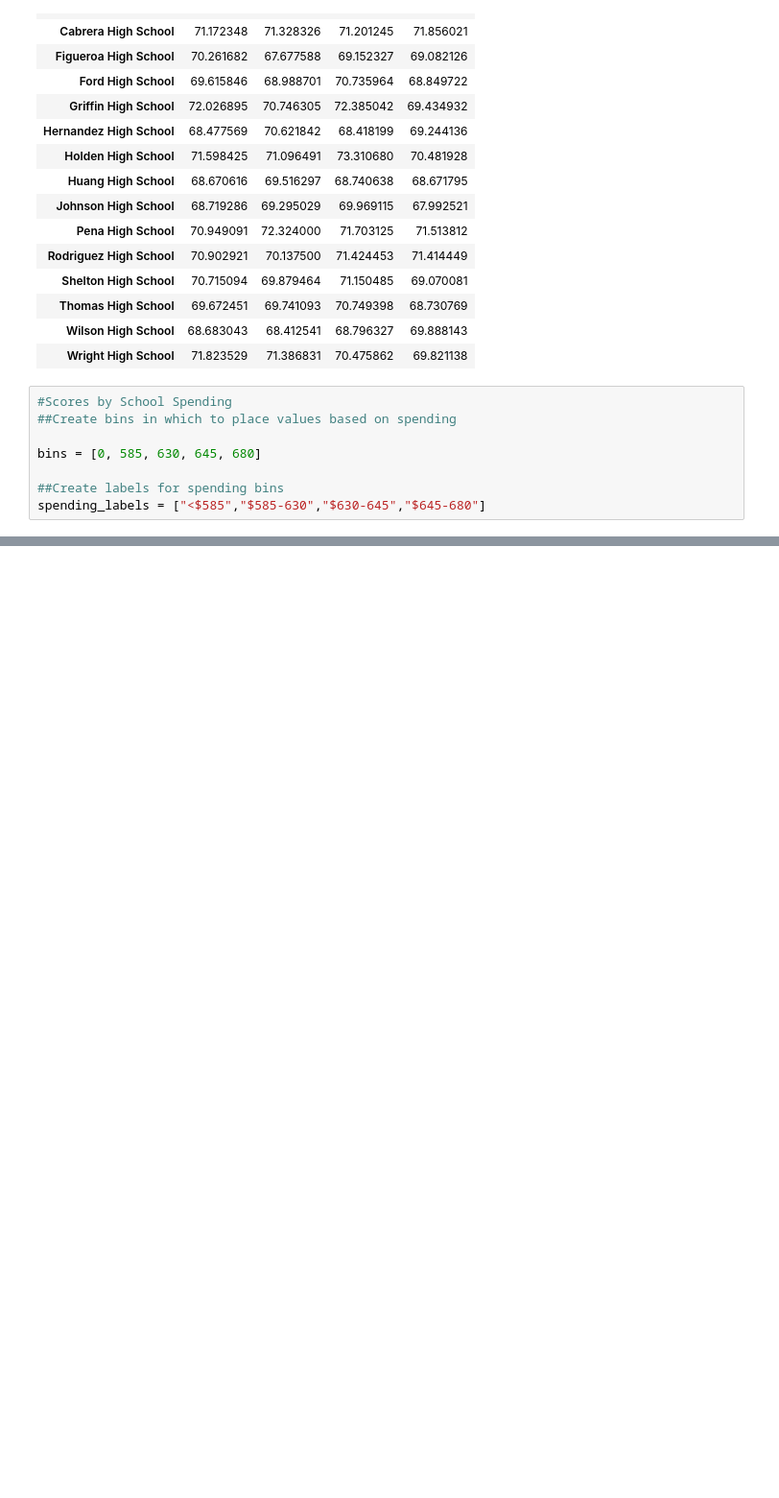
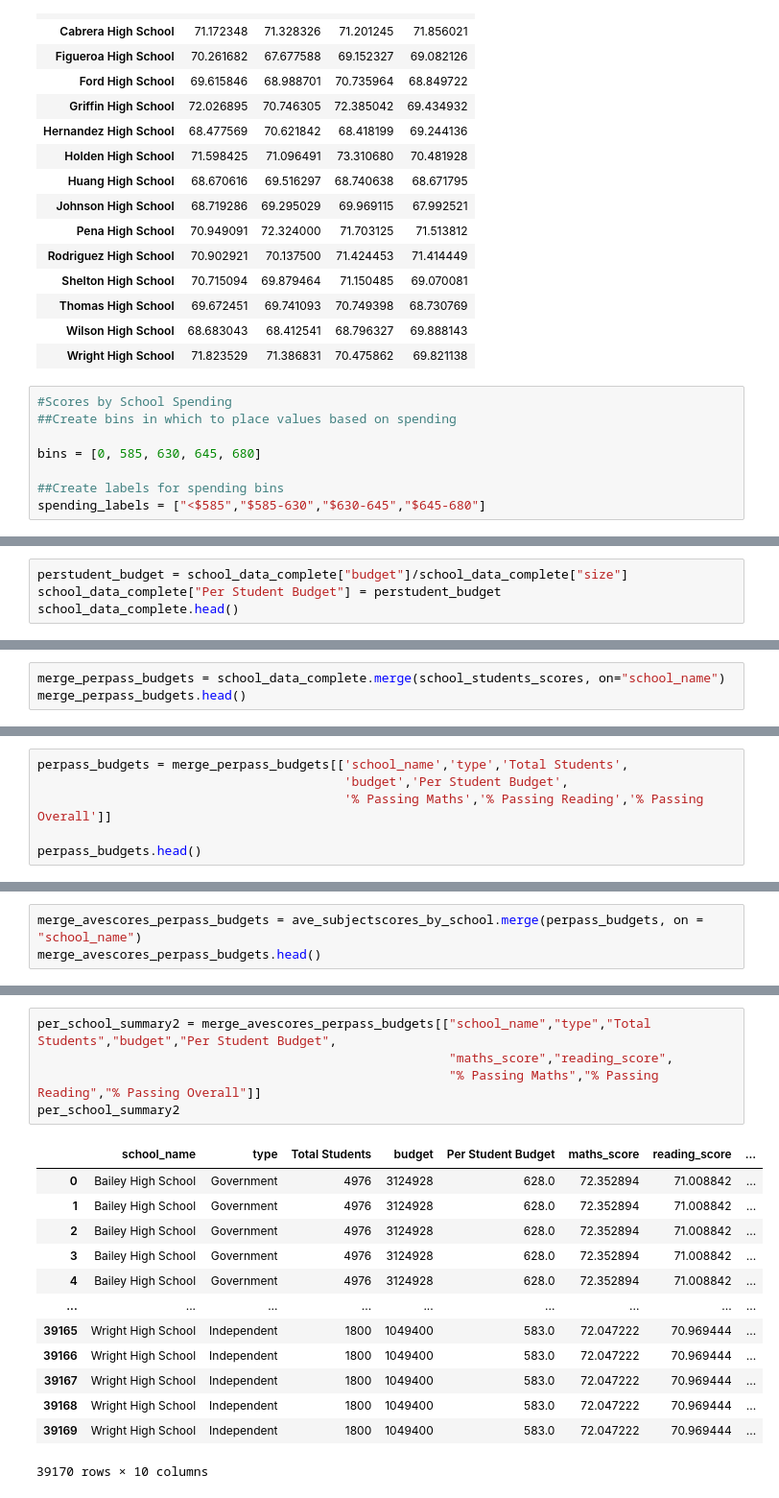
Before and after one commit to shanCH3n/pandas-challenge, a Jupyter notebook: PyCitySchools_MAIN.ipynb, the cells around one changed output, grey strips where cells are left out. Shown: that part at 96% size. Cells and saved outputs as stored; diff of their text form; blank space fills up the shorter version.

```diff
--- a/PyCitySchools_MAIN.ipynb
+++ b/PyCitySchools_MAIN.ipynb
@@ -809,0 +817,4 @@ spending_labels = ["<$585","$585-630","$630-645","$645-680"]
+# %%
+perstudent_budget = school_data_complete["budget"]/school_data_complete["size"]
+school_data_complete["Per Student Budget"] = perstudent_budget
+school_data_complete.head()
@@ -809,0 +844,3 @@ spending_labels = ["<$585","$585-630","$630-645","$645-680"]
+# %%
+merge_perpass_budgets = school_data_complete.merge(school_students_scores, on="school_name")
+merge_perpass_budgets.head()
@@ -809,0 +854,6 @@ spending_labels = ["<$585","$585-630","$630-645","$645-680"]
+# %%
+perpass_budgets = merge_perpass_budgets[['school_name','type','Total Students',
+                                         'budget','Per Student Budget',
+                                         '% Passing Maths','% Passing Reading','% Passing Overall']]
+
+perpass_budgets.head()
@@ -809,0 +867,3 @@ spending_labels = ["<$585","$585-630","$630-645","$645-680"]
+# %%
+merge_avescores_perpass_budgets = ave_subjectscores_by_school.merge(perpass_budgets, on = "school_name")
+merge_avescores_perpass_budgets.head()
@@ -809,0 +877,19 @@ spending_labels = ["<$585","$585-630","$630-645","$645-680"]
+# %%
+per_school_summary2 = merge_avescores_perpass_budgets[["school_name","type","Total Students","budget","Per Student Budget",
+                                                       "maths_score","reading_score",
+                                                       "% Passing Maths","% Passing Reading","% Passing Overall"]]
+per_school_summary2
+# %% [output]
+|  | school_name | type | Total Students | budget | Per Student Budget | maths_score | reading_score | ... |
+| 0 | Bailey High School | Government | 4976 | 3124928 | 628.0 | 72.352894 | 71.008842 | ... |
+| 1 | Bailey High School | Government | 4976 | 3124928 | 628.0 | 72.352894 | 71.008842 | ... |
+| 2 | Bailey High School | Government | 4976 | 3124928 | 628.0 | 72.352894 | 71.008842 | ... |
+| 3 | Bailey High School | Government | 4976 | 3124928 | 628.0 | 72.352894 | 71.008842 | ... |
+| 4 | Bailey High School | Government | 4976 | 3124928 | 628.0 | 72.352894 | 71.008842 | ... |
+| ... | ... | ... | ... | ... | ... | ... | ... | ... |
+| 39165 | Wright High School | Independent | 1800 | 1049400 | 583.0 | 72.047222 | 70.969444 | ... |
+| 39166 | Wright High School | Independent | 1800 | 1049400 | 583.0 | 72.047222 | 70.969444 | ... |
+| 39167 | Wright High School | Independent | 1800 | 1049400 | 583.0 | 72.047222 | 70.969444 | ... |
+| 39168 | Wright High School | Independent | 1800 | 1049400 | 583.0 | 72.047222 | 70.969444 | ... |
+| 39169 | Wright High School | Independent | 1800 | 1049400 | 583.0 | 72.047222 | 70.969444 | ... |
+39170 rows × 10 columns
```
Also changed, not shown: parts of 16 cells of this notebook.
